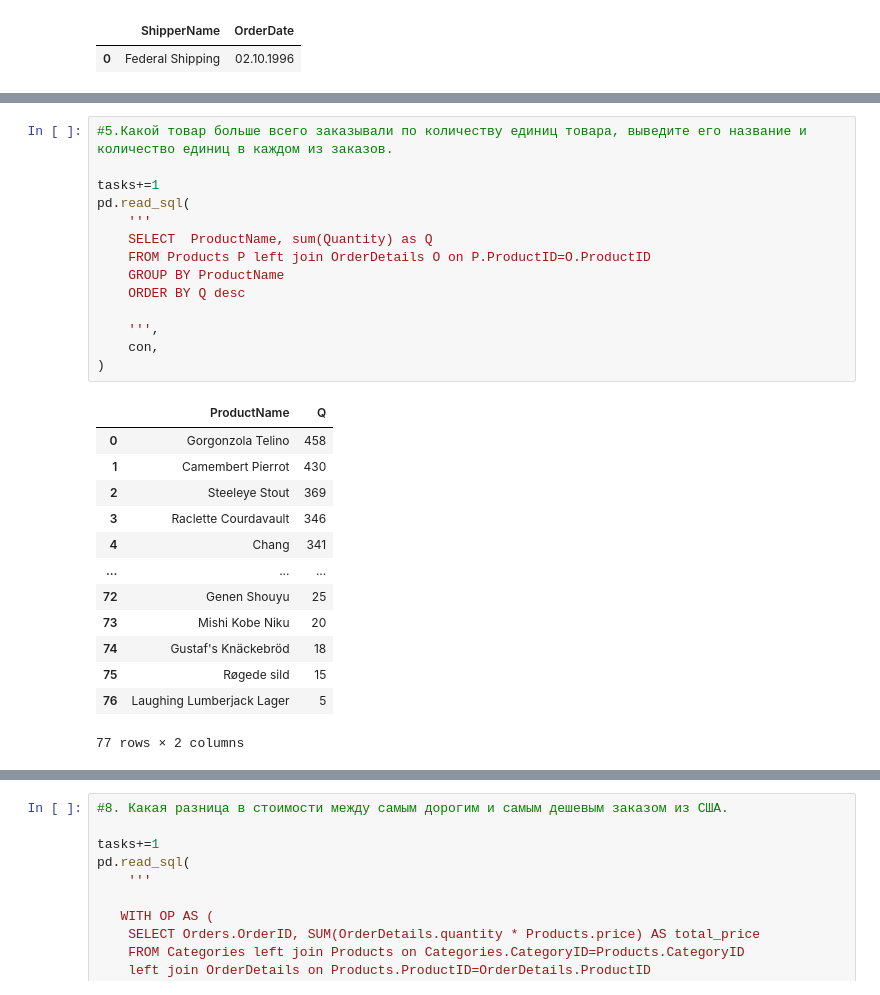
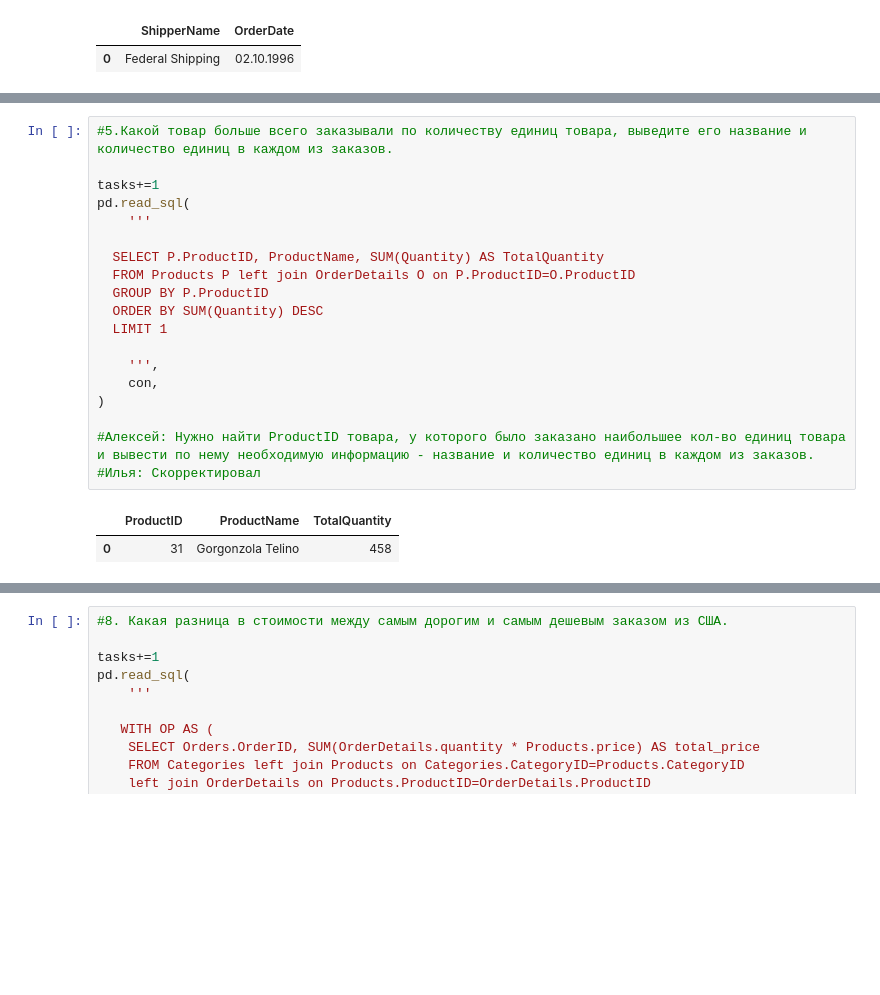
Before and after one commit to Burcevilya/DZ_SQL, a Jupyter notebook: DZ1_SQL_Burcev.ipynb, the cells around one changed output, grey strips where cells are left out. Cells and saved outputs as stored; diff of their text form; blank space fills up the shorter version.

```diff
--- a/DZ1_SQL_Burcev.ipynb
+++ b/DZ1_SQL_Burcev.ipynb
@@ -141,31 +140,25 @@ pd.read_sql(
 # %%
 #5.Какой товар больше всего заказывали по количеству единиц товара, выведите его название и количество единиц в каждом из заказов.
 
 tasks+=1
 pd.read_sql(
     '''
-    SELECT  ProductName, sum(Quantity) as Q
-    FROM Products P left join OrderDetails O on P.ProductID=O.ProductID
-    GROUP BY ProductName
-    ORDER BY Q desc
+
+  SELECT P.ProductID, ProductName, SUM(Quantity) AS TotalQuantity
+  FROM Products P left join OrderDetails O on P.ProductID=O.ProductID
+  GROUP BY P.ProductID
+  ORDER BY SUM(Quantity) DESC
+  LIMIT 1
 
     ''',
     con,
 )
+
+#Алексей: Нужно найти ProductID товара, у которого было заказано наибольшее кол-во единиц товара и вывести по нему необходимую информацию - название и количество единиц в каждом из заказов.
+#Илья: Скорректировал
 # %% [output]
-|  | ProductName | Q |
-| 0 | Gorgonzola Telino | 458 |
-| 1 | Camembert Pierrot | 430 |
-| 2 | Steeleye Stout | 369 |
-| 3 | Raclette Courdavault | 346 |
-| 4 | Chang | 341 |
-| ... | ... | ... |
-| 72 | Genen Shouyu | 25 |
-| 73 | Mishi Kobe Niku | 20 |
-| 74 | Gustaf's Knäckebröd | 18 |
-| 75 | Røgede sild | 15 |
-| 76 | Laughing Lumberjack Lager | 5 |
+|  | ProductID | ProductName | TotalQuantity |
+| 0 | 31 | Gorgonzola Telino | 458 |
-77 rows × 2 columns
 # %%
 #6.Выведите топ 5 поставщиков по количеству заказов, выведите их названия, страну, контактное лицо и телефон.
 
```
Also changed, not shown: parts of 6 cells of this notebook.
